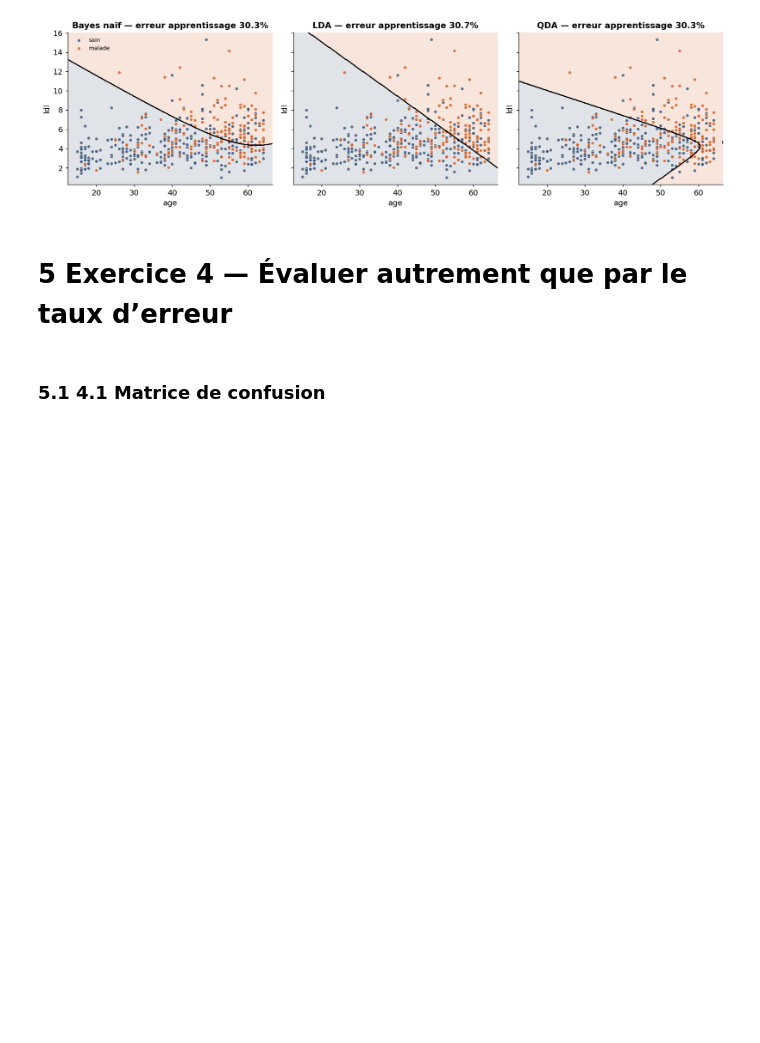
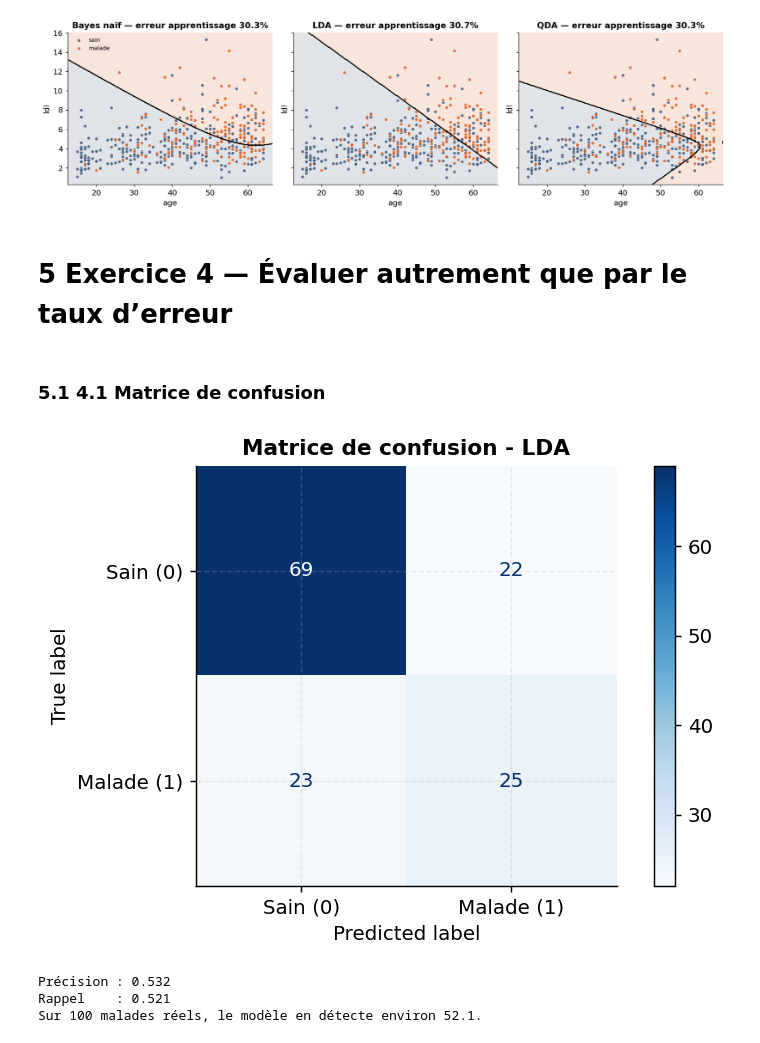
Before and after one commit to ndhviet/Machine_learning_IA_fiable, a Jupyter notebook: tp1.ipynb, the cells around one changed output. Drawn from its saved outputs; the diff is of its cells as text; code cells hidden in the pictures; blank space fills up the shorter version.

```diff
--- a/tp1.ipynb
+++ b/tp1.ipynb
@@ -483,3 +483,34 @@ fig = utils.comparer_frontieres(modeles_2, X2, y, noms=DEUX)
 # 5 Exercice 4 — Évaluer autrement que par le taux d’erreur
 # %% [markdown]
 ### 5.1 4.1 Matrice de confusion
+# %%
+from sklearn.metrics import (
+    confusion_matrix,
+    ConfusionMatrixDisplay,
+    precision_score,
+    recall_score
+)
+
+# Matrice de confusion sur l'échantillon de test
+cm = confusion_matrix(y_test, y_test_pred_lda, labels=[0, 1])
+
+disp = ConfusionMatrixDisplay(
+    confusion_matrix=cm,
+    display_labels=["Sain (0)", "Malade (1)"]
+)
+disp.plot(cmap="Blues")
+plt.title("Matrice de confusion - LDA")
+plt.show()
+
+# Précision et rappel pour la classe malade
+precision = precision_score(y_test, y_test_pred_lda, pos_label=1)
+rappel = recall_score(y_test, y_test_pred_lda, pos_label=1)
+
+print(f"Précision : {precision:.3f}")
+print(f"Rappel    : {rappel:.3f}")
+print(f"Sur 100 malades réels, le modèle en détecte environ {100 * rappel:.1f}.")
+# %% [output]
+[figure, added]
+Précision : 0.532
+Rappel    : 0.521
+Sur 100 malades réels, le modèle en détecte environ 52.1.
```
Also changed, not shown: parts of 2 cells of this notebook.
